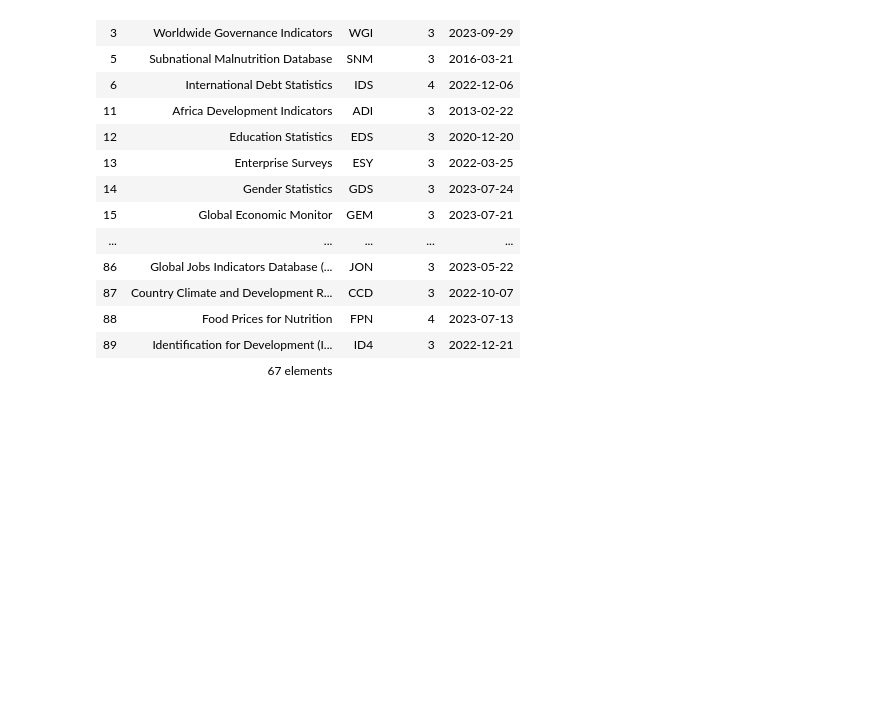
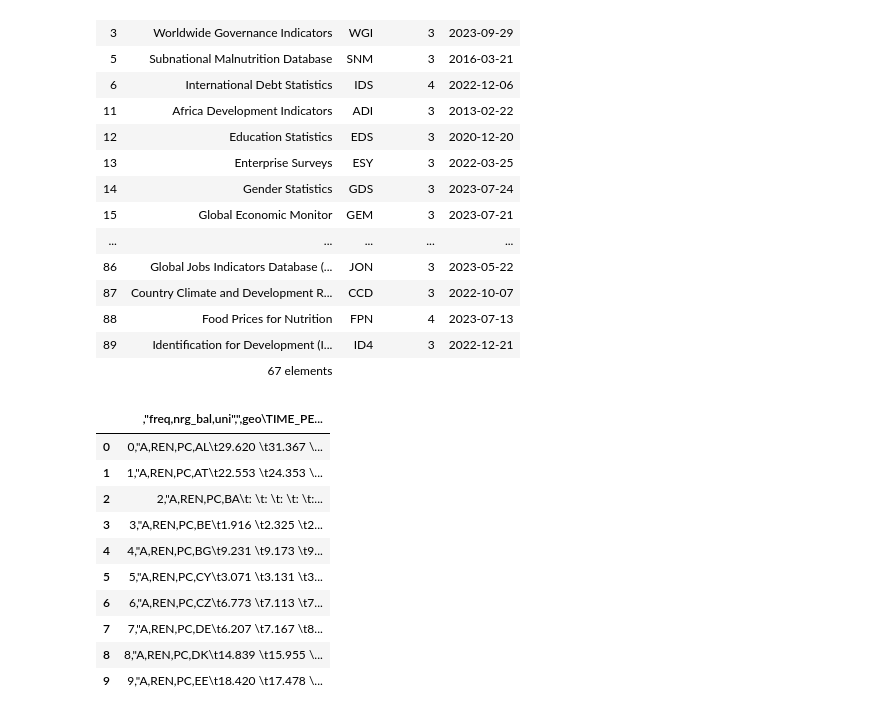
Before and after one commit to CaspervanWetten/DataDetectives, a Jupyter notebook: notebook/EUROSTAT API.ipynb, the cells around one changed output. Cells and saved outputs as stored; diff of their text form; code cells hidden in the pictures; blank space fills up the shorter version.

```diff
--- a/notebook/EUROSTAT API.ipynb
+++ b/notebook/EUROSTAT API.ipynb
@@ -118,3 +148,17 @@ wb.source.info()
 | 88 | Food Prices for Nutrition | FPN | 4 | 2023-07-13 |
 | 89 | Identification for Development (I... | ID4 | 3 | 2022-12-21 |
 |  | 67 elements |  |  |  |
+# %%
+df.head(10)
+# %% [output]
+|  | ,"freq,nrg_bal,uni",",geo\TIME_PE... |
+| 0 | 0,"A,REN,PC,AL\t29.620 \t31.367 \... |
+| 1 | 1,"A,REN,PC,AT\t22.553 \t24.353 \... |
+| 2 | 2,"A,REN,PC,BA\t: \t: \t: \t: \t:... |
+| 3 | 3,"A,REN,PC,BE\t1.916 \t2.325 \t2... |
+| 4 | 4,"A,REN,PC,BG\t9.231 \t9.173 \t9... |
+| 5 | 5,"A,REN,PC,CY\t3.071 \t3.131 \t3... |
+| 6 | 6,"A,REN,PC,CZ\t6.773 \t7.113 \t7... |
+| 7 | 7,"A,REN,PC,DE\t6.207 \t7.167 \t8... |
+| 8 | 8,"A,REN,PC,DK\t14.839 \t15.955 \... |
+| 9 | 9,"A,REN,PC,EE\t18.420 \t17.478 \... |
```
Also changed, not shown: parts of 3 cells of this notebook.
